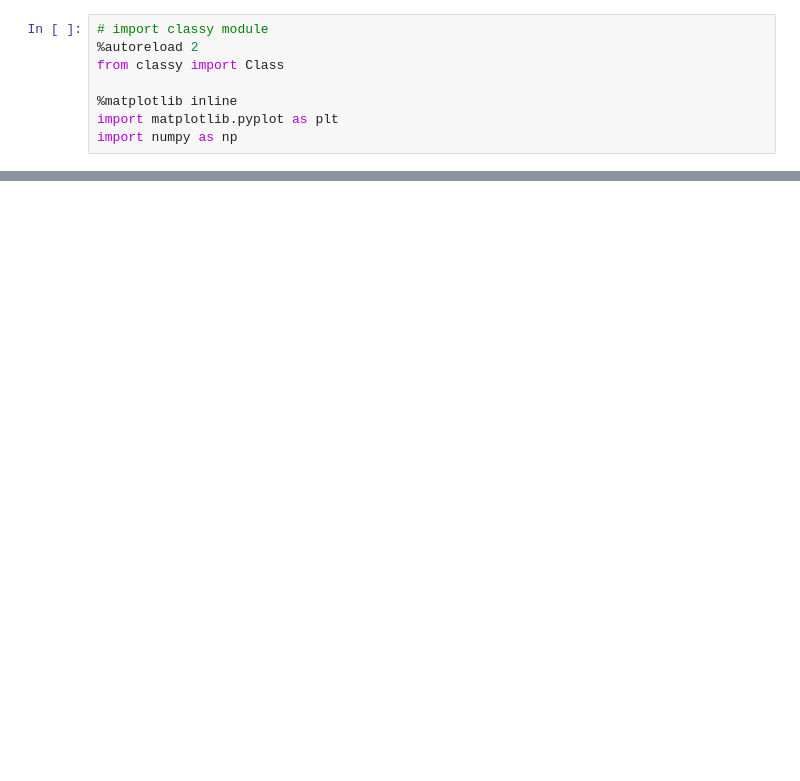
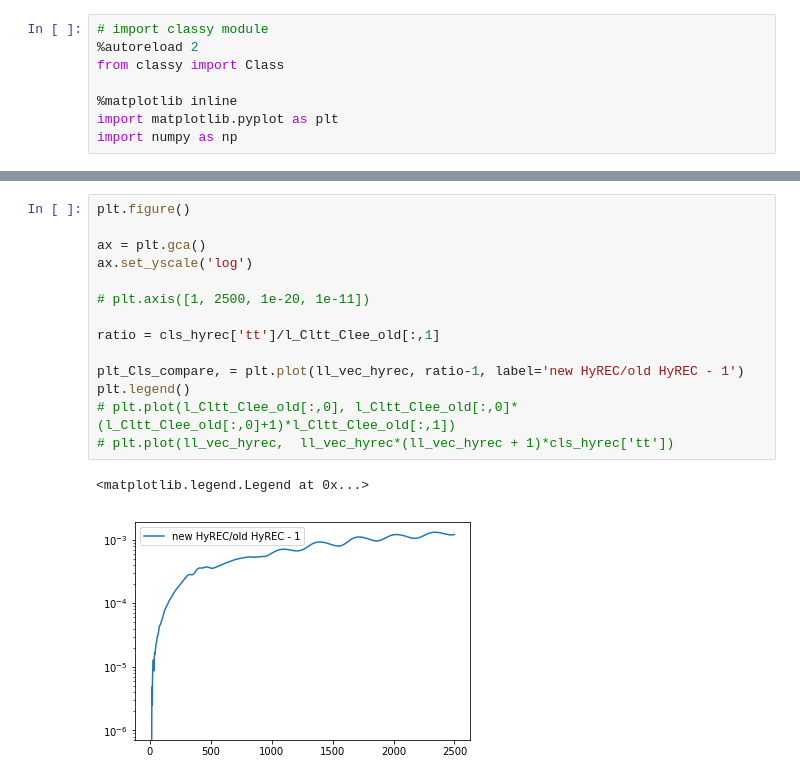
Before and after one commit to hongwanliu/class_public, a Jupyter notebook: notebooks/recfast_fudge.ipynb, the cells around one changed output, grey strips where cells are left out. Saved outputs shown, nothing was run; the diff lists cells and outputs as text; blank space fills up the shorter version.

```diff
--- a/notebooks/recfast_fudge.ipynb
+++ b/notebooks/recfast_fudge.ipynb
@@ -96,0 +94,17 @@ pickle.dump(LambdaCDM_l_Cltt_Clee, open('/Users/hongwan/GitHub/class/hyrec/Lambd
+# %%
+plt.figure()
+
+ax = plt.gca()
+ax.set_yscale('log')
+
+# plt.axis([1, 2500, 1e-20, 1e-11])
+
+ratio = cls_hyrec['tt']/l_Cltt_Clee_old[:,1]
+
+plt_Cls_compare, = plt.plot(ll_vec_hyrec, ratio-1, label='new HyREC/old HyREC - 1')
+plt.legend()
+# plt.plot(l_Cltt_Clee_old[:,0], l_Cltt_Clee_old[:,0]*(l_Cltt_Clee_old[:,0]+1)*l_Cltt_Clee_old[:,1])
+# plt.plot(ll_vec_hyrec,  ll_vec_hyrec*(ll_vec_hyrec + 1)*cls_hyrec['tt'])
+# %% [output]
+<matplotlib.legend.Legend at 0x...>
+[figure, added]
```
Also changed, not shown: parts of 11 cells of this notebook, 8 other files.
